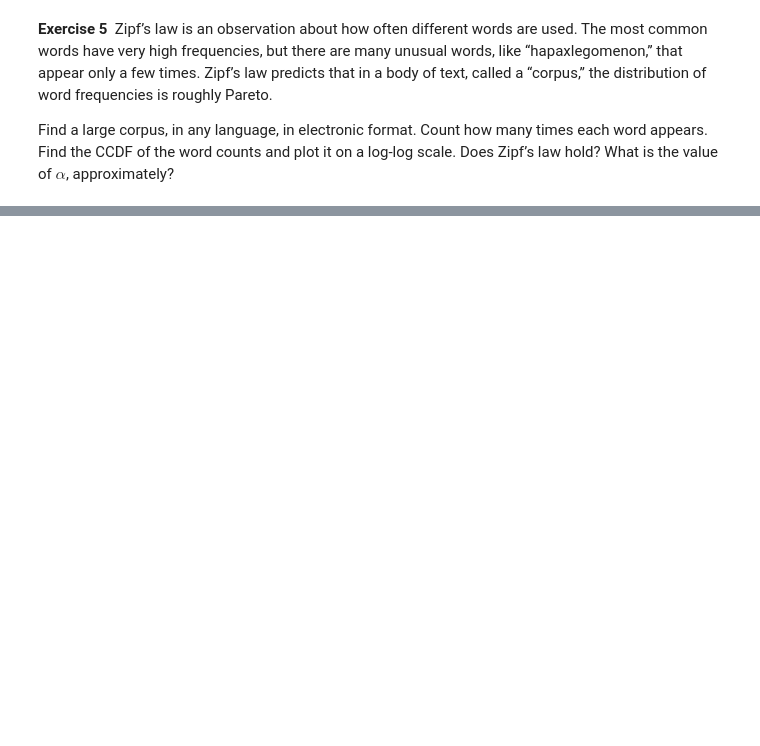
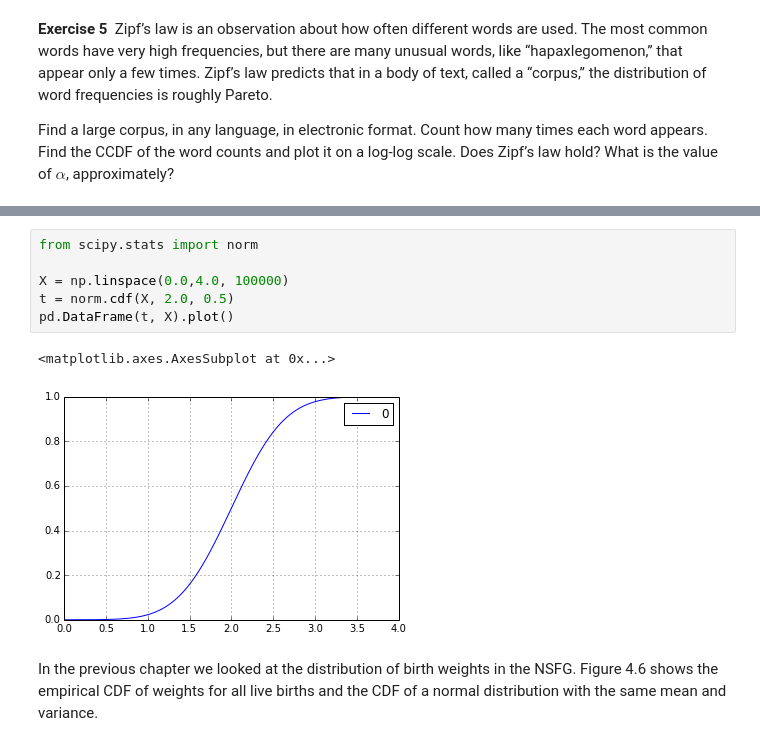
Before and after one commit to 8bit-pixies/Data-Science, a Jupyter notebook: Think-Stats/4 Continuous Distributions.ipynb, the cells around one changed output, grey strips where cells are left out. Saved outputs shown, nothing was run; the diff lists cells and outputs as text; blank space fills up the shorter version.

```diff
--- a/Think-Stats/4 Continuous Distributions.ipynb
+++ b/Think-Stats/4 Continuous Distributions.ipynb
@@ -690,0 +337,14 @@ but not 0, which is good, because log 0 is undefined.
+# %%
+from scipy.stats import norm
+
+X = np.linspace(0.0,4.0, 100000)
+t = norm.cdf(X, 2.0, 0.5)
+pd.DataFrame(t, X).plot()
+# %% [output]
+<matplotlib.axes.AxesSubplot at 0x...>
+[figure, added]
+# %% [markdown]
+
+In the previous chapter we looked at the distribution of birth weights in the
+NSFG. Figure 4.6 shows the empirical CDF of weights for all live births and
+the CDF of a normal distribution with the same mean and variance.
```
Also changed, not shown: parts of 25 cells of this notebook, 3 other files.
